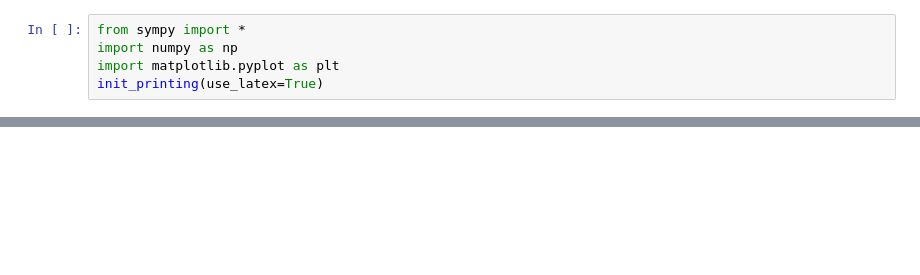
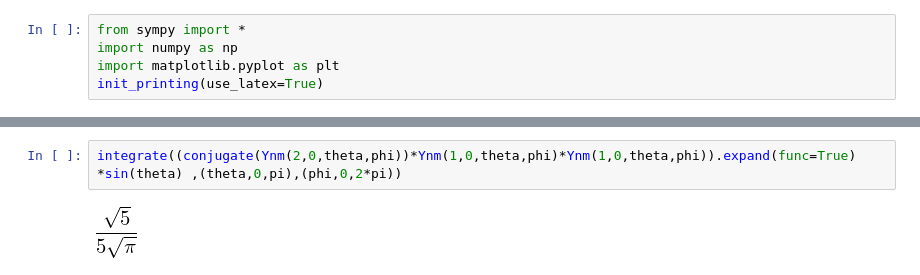
Before and after one commit to ClarkGuilty/2019, a Jupyter notebook: Codigo/PreparcialMCA.ipynb, the cells around one changed output, grey strips where cells are left out. Saved outputs shown, nothing was run; the diff lists cells and outputs as text; blank space fills up the shorter version.

```diff
--- a/Codigo/PreparcialMCA.ipynb
+++ b/Codigo/PreparcialMCA.ipynb
@@ -17,0 +22,4 @@ integrate(simplify(psi*diff(r**2*diff(psi,r),r)),(r,0,oo))
+# %%
+integrate((conjugate(Ynm(2,0,theta,phi))*Ynm(1,0,theta,phi)*Ynm(1,0,theta,phi)).expand(func=True) *sin(theta) ,(theta,0,pi),(phi,0,2*pi))
+# %% [output]
+[figure, added]
```
Also changed, not shown: parts of 15 cells of this notebook.
